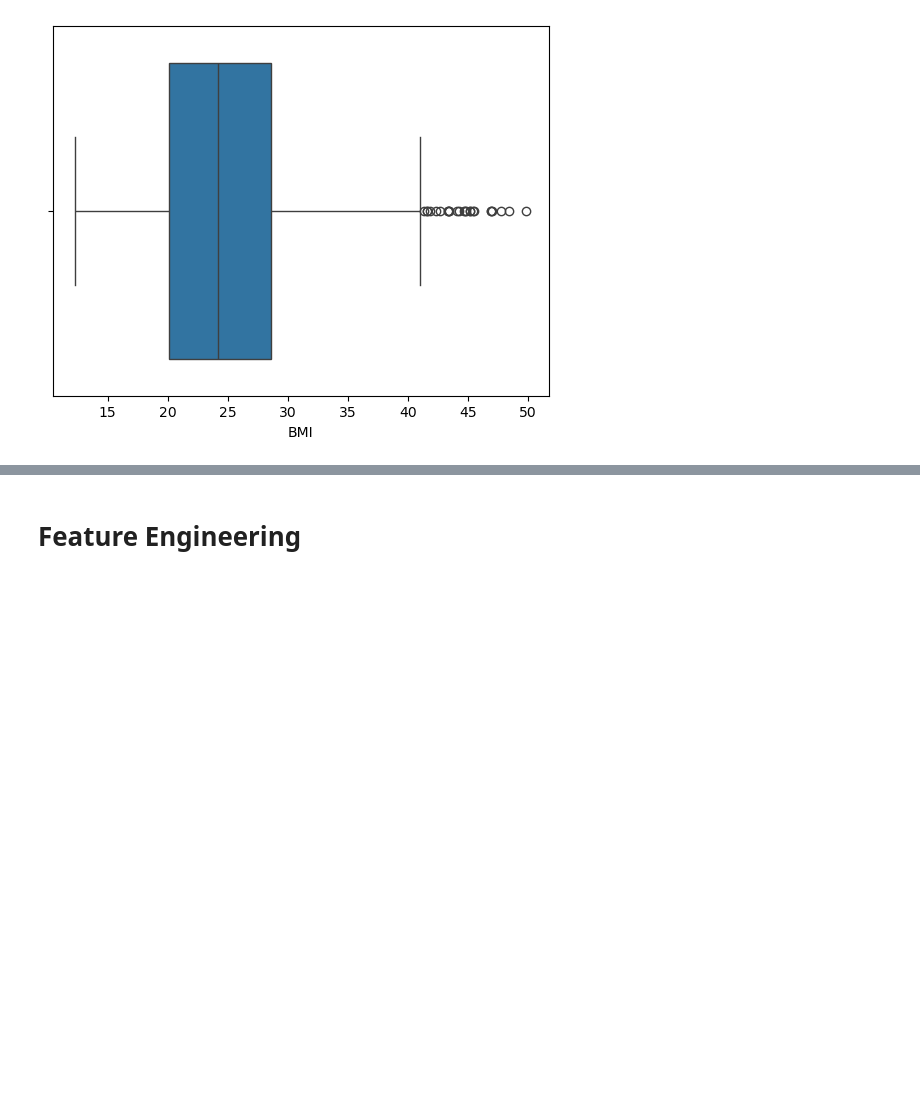
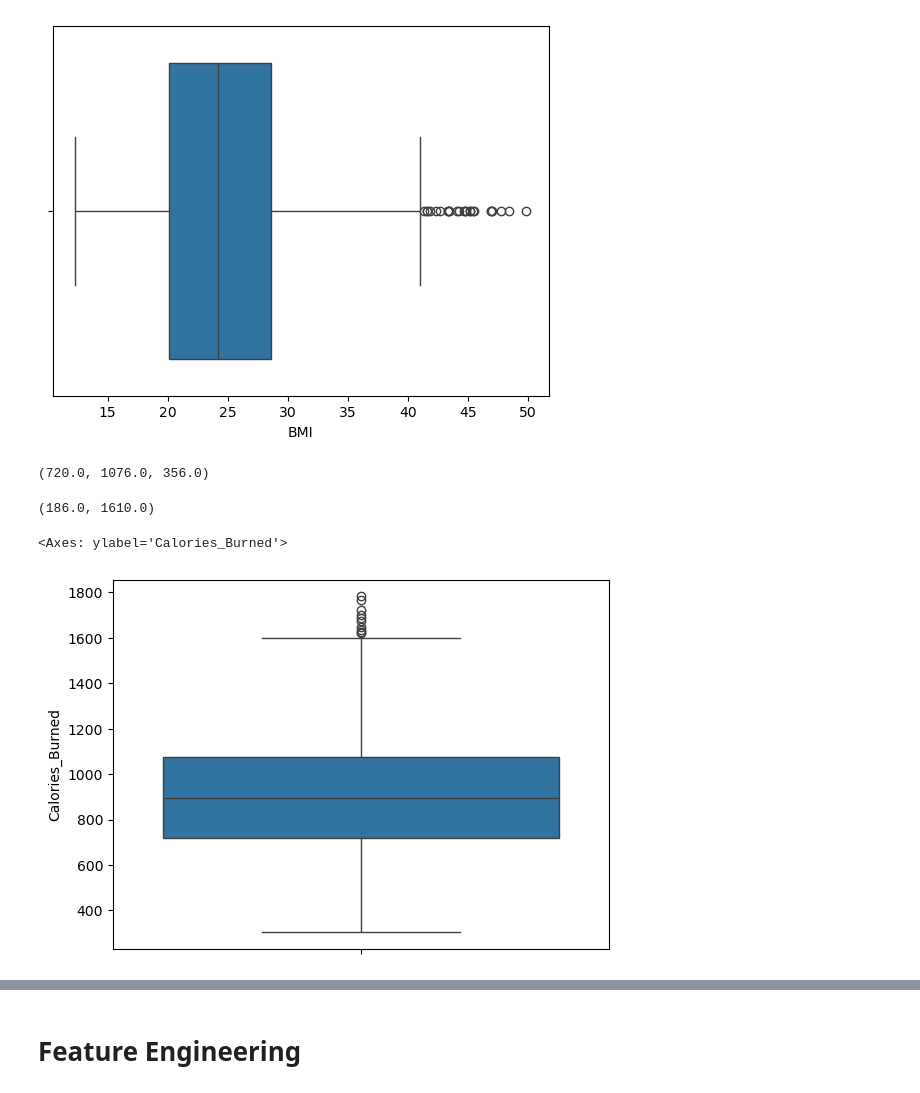
Before and after one commit to yetemegn-telaye/bmi_prediction, a Jupyter notebook: bmi_prediction_regression.ipynb, the cells around one changed output, grey strips where cells are left out. Drawn from its saved outputs; the diff is of its cells as text; code cells hidden in the pictures; blank space fills up the shorter version.

```diff
--- a/bmi_prediction_regression.ipynb
+++ b/bmi_prediction_regression.ipynb
@@ -328,0 +313,15 @@ for i in df.select_dtypes(include="number").columns:
+# %%
+q1,q3,iqr
+# %% [output]
+(720.0, 1076.0, 356.0)
+# %%
+upper_limit = q3 + (1.5*iqr)
+lower_limit = q1 - (1.5 * iqr)
+lower_limit, upper_limit
+# %% [output]
+(186.0, 1610.0)
+# %%
+sns.boxplot(df['Calories_Burned'])
+# %% [output]
+<Axes: ylabel='Calories_Burned'>
+[figure, added]
```
Also changed, not shown: parts of 17 cells of this notebook, 3 other files.
